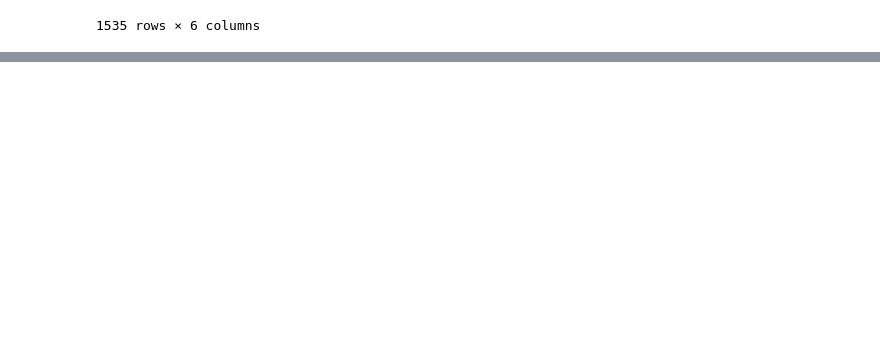
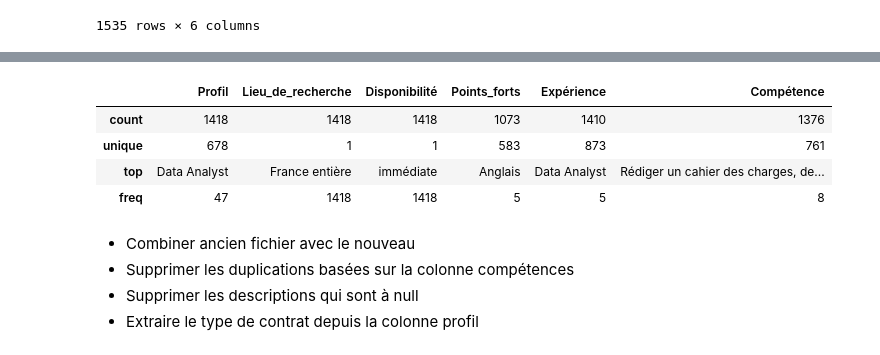
Before and after one commit to melly704/Match_RH_ydays, a Jupyter notebook: clean_data.ipynb, the cells around one changed output, grey strips where cells are left out. Drawn from its saved outputs; the diff is of its cells as text; code cells hidden in the pictures; blank space fills up the shorter version.

```diff
--- a/clean_data.ipynb
+++ b/clean_data.ipynb
@@ -117,0 +123,14 @@ Modification à faire pour le fichier excel:
+# %%
+df_profil = pd.read_excel('Data/ProfilF.xlsx')
+df_profil.describe()
+# %% [output]
+|  | Profil | Lieu_de_recherche | Disponibilité | Points_forts | Expérience | Compétence |
+| count | 1418 | 1418 | 1418 | 1073 | 1410 | 1376 |
+| unique | 678 | 1 | 1 | 583 | 873 | 761 |
+| top | Data Analyst | France entière | immédiate | Anglais | Data Analyst | Rédiger un cahier des charges, de... |
+| freq | 47 | 1418 | 1418 | 5 | 5 | 8 |
+# %% [markdown]
+- Combiner ancien fichier avec le nouveau
+- Supprimer les duplications basées sur la colonne compétences
+- Supprimer les descriptions qui sont à null
+- Extraire le type de contrat depuis la colonne profil
```
Also changed, not shown: parts of 3 cells of this notebook.
